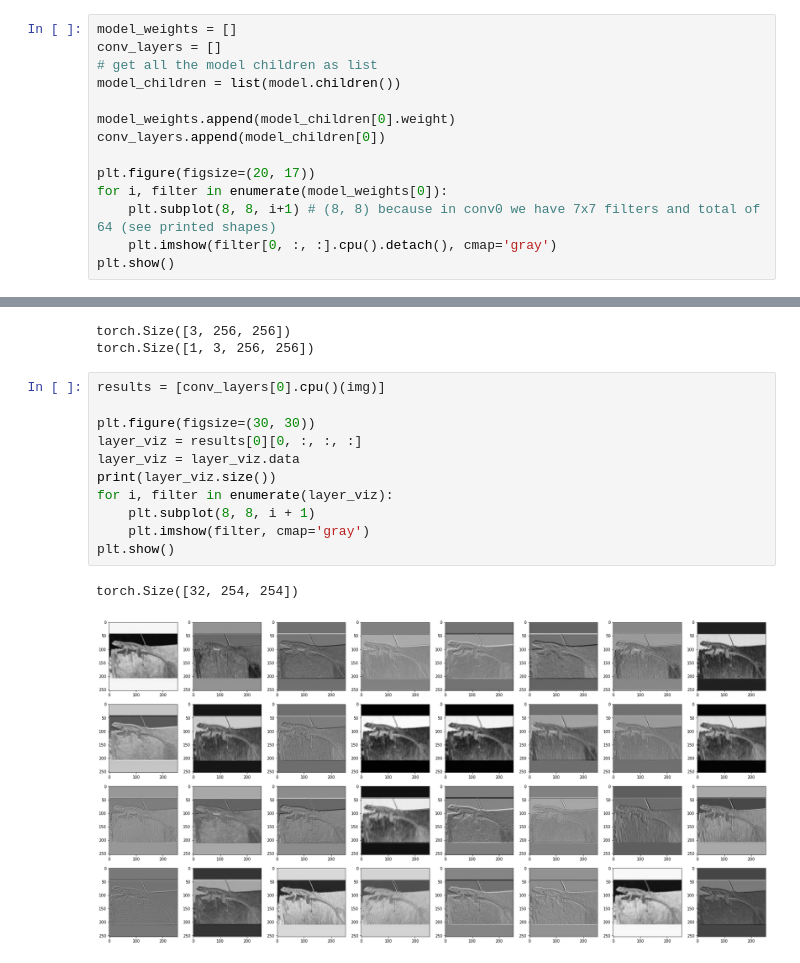
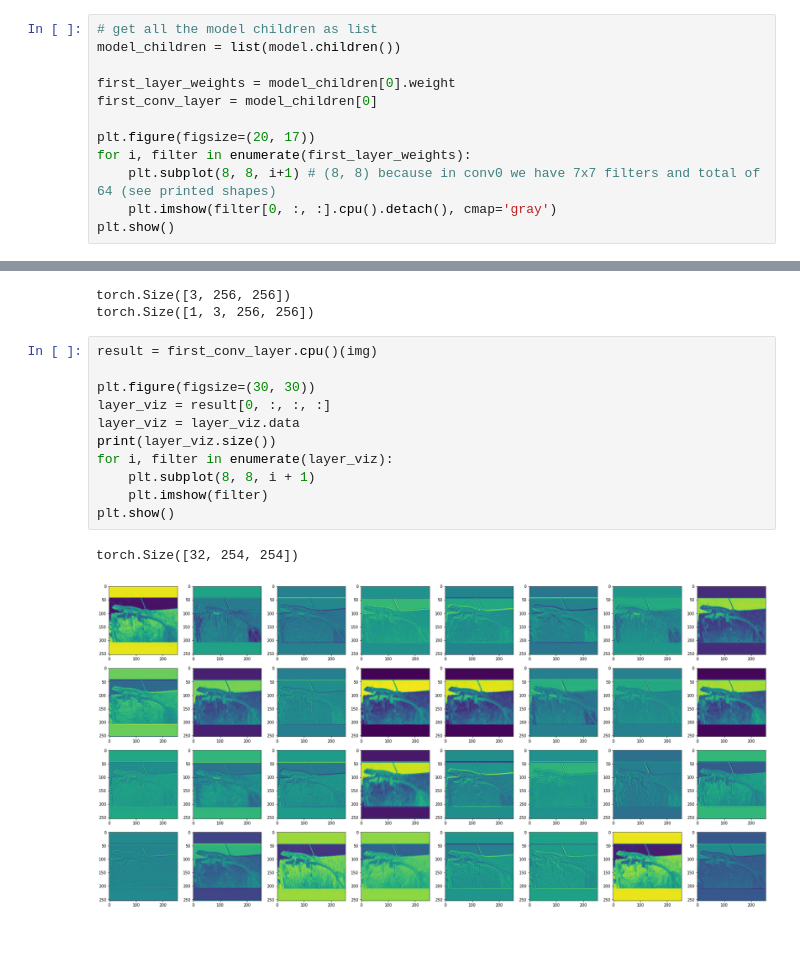
Before and after one commit to theindianwriter/CS6910-assignment_2, a Jupyter notebook: DL_assignment_2_Part_A.ipynb, the cells around one changed output, grey strips where cells are left out. Drawn from its saved outputs; the diff is of its cells as text.

```diff
--- a/DL_assignment_2_Part_A.ipynb
+++ b/DL_assignment_2_Part_A.ipynb
@@ -743,16 +743,14 @@ plt.show()
 # %% [output]
 [figure]
 # %%
-model_weights = []
-conv_layers = []
 # get all the model children as list
 model_children = list(model.children())
 
-model_weights.append(model_children[0].weight)
-conv_layers.append(model_children[0])
+first_layer_weights = model_children[0].weight
+first_conv_layer = model_children[0]
 
 plt.figure(figsize=(20, 17))
-for i, filter in enumerate(model_weights[0]):
+for i, filter in enumerate(first_layer_weights):
     plt.subplot(8, 8, i+1) # (8, 8) because in conv0 we have 7x7 filters and total of 64 (see printed shapes)
     plt.imshow(filter[0, :, :].cpu().detach(), cmap='gray')
 plt.show()
@@ -779,16 +777,16 @@ print(img.size())
 torch.Size([3, 256, 256])
 torch.Size([1, 3, 256, 256])
 # %%
-results = [conv_layers[0].cpu()(img)]
+result = first_conv_layer.cpu()(img)
 
 plt.figure(figsize=(30, 30))
-layer_viz = results[0][0, :, :, :]
+layer_viz = result[0, :, :, :]
 layer_viz = layer_viz.data
 print(layer_viz.size())
 for i, filter in enumerate(layer_viz):
     plt.subplot(8, 8, i + 1)
-    plt.imshow(filter, cmap='gray')
+    plt.imshow(filter)
 plt.show()
 # %% [output]
 torch.Size([32, 254, 254])
-[figure, old version]
+[figure, new version]
```
Also changed, not shown: parts of 1 cell of this notebook.
